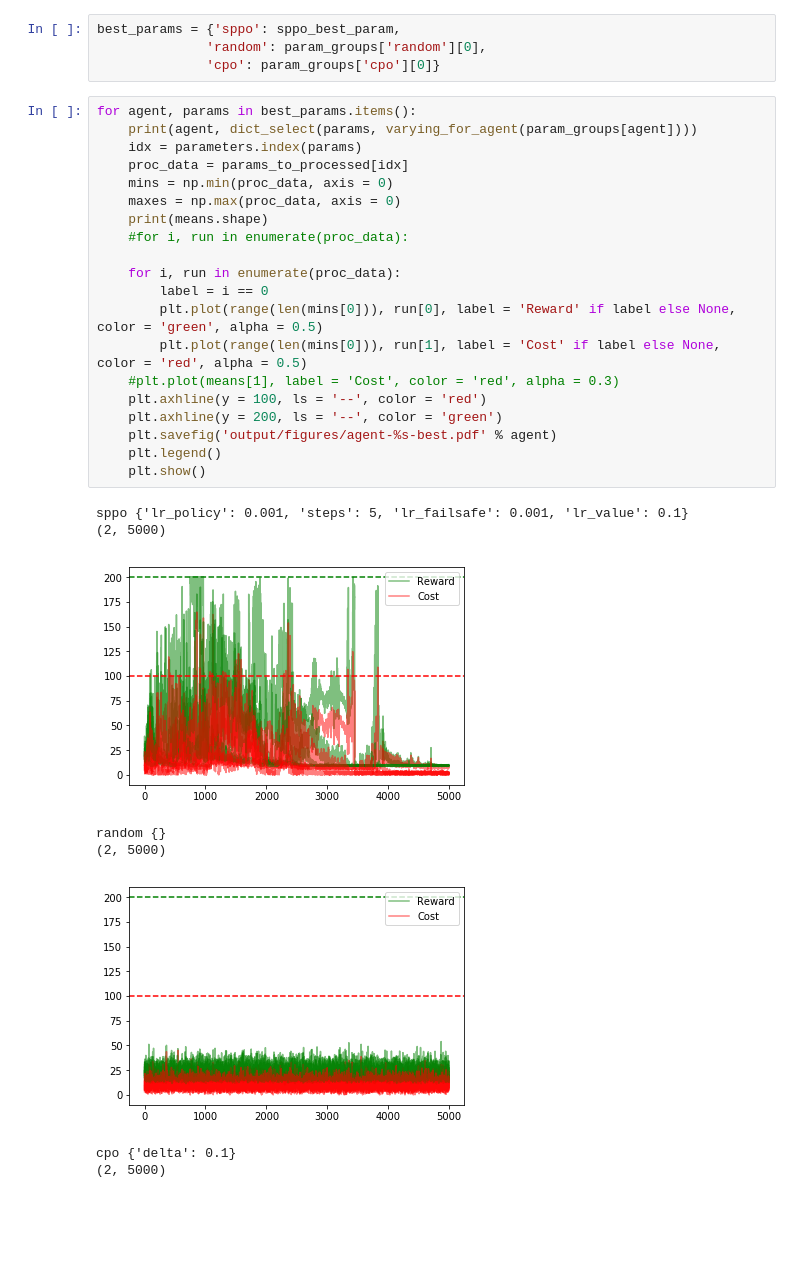
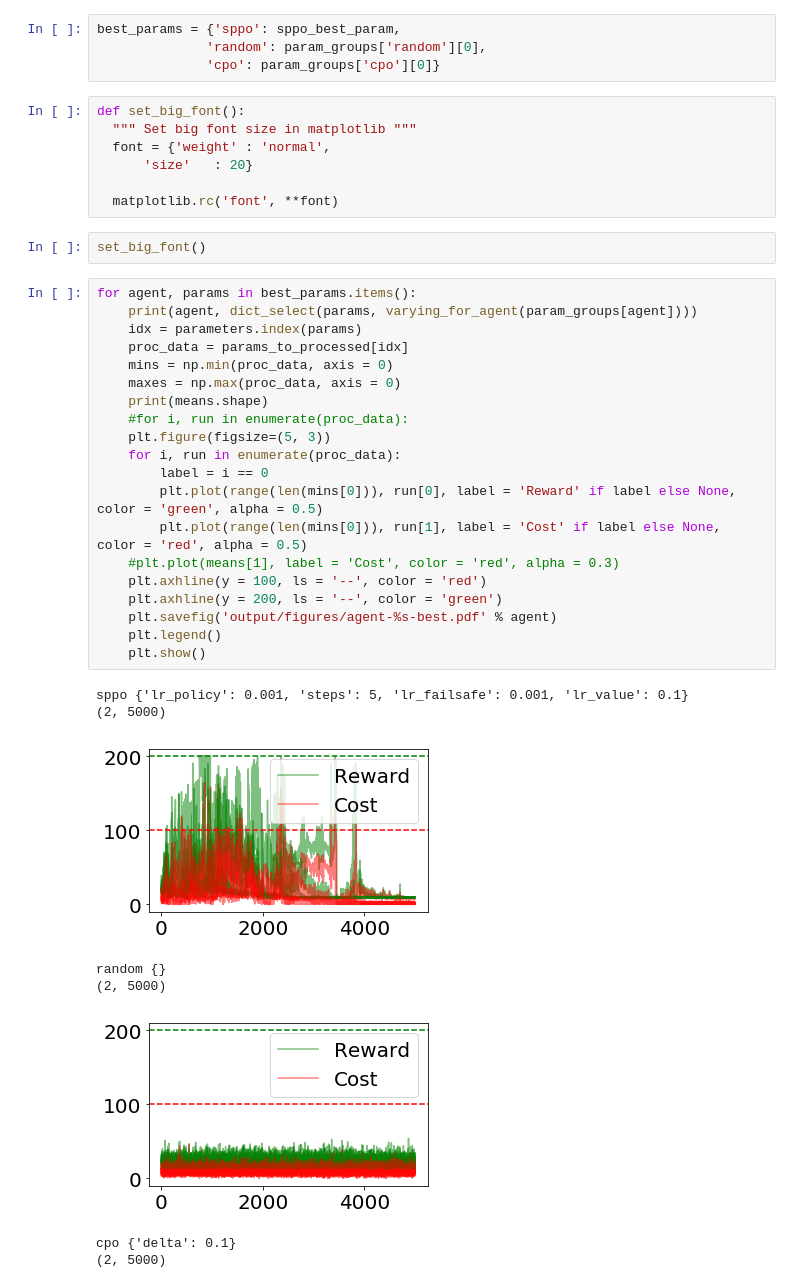
Before and after one commit to sergeivolodin/SafeContinuousStateRL, a Jupyter notebook: analyze_run.ipynb, the cells around one changed output. Drawn from its saved outputs; the diff is of its cells as text; blank space fills up the shorter version.

Commit message:
Downsize figures; increase font

```diff
--- a/analyze_run.ipynb
+++ b/analyze_run.ipynb
@@ -186,32 +186,41 @@ process_agent('cpo', param_groups['cpo'])
 best_params = {'sppo': sppo_best_param,
               'random': param_groups['random'][0],
               'cpo': param_groups['cpo'][0]}
+# %%
+def set_big_font():
+  """ Set big font size in matplotlib """
+  font = {'weight' : 'normal',
+      'size'   : 20}
+
+  matplotlib.rc('font', **font)
+# %%
+set_big_font()
 # %%
 for agent, params in best_params.items():
     print(agent, dict_select(params, varying_for_agent(param_groups[agent])))
     idx = parameters.index(params)
     proc_data = params_to_processed[idx]
     mins = np.min(proc_data, axis = 0)
     maxes = np.max(proc_data, axis = 0)
     print(means.shape)
     #for i, run in enumerate(proc_data):
-
+    plt.figure(figsize=(5, 3))
     for i, run in enumerate(proc_data):
         label = i == 0
         plt.plot(range(len(mins[0])), run[0], label = 'Reward' if label else None, color = 'green', alpha = 0.5)
         plt.plot(range(len(mins[0])), run[1], label = 'Cost' if label else None, color = 'red', alpha = 0.5)
     #plt.plot(means[1], label = 'Cost', color = 'red', alpha = 0.3)
     plt.axhline(y = 100, ls = '--', color = 'red')
     plt.axhline(y = 200, ls = '--', color = 'green')
     plt.savefig('output/figures/agent-%s-best.pdf' % agent)
     plt.legend()
     plt.show()
 # %% [output]
 sppo {'lr_policy': 0.001, 'steps': 5, 'lr_failsafe': 0.001, 'lr_value': 0.1}
 (2, 5000)
-[figure, old version]
+[figure, new version]
 random {}
 (2, 5000)
-[figure, old version]
+[figure, new version]
 cpo {'delta': 0.1}
 (2, 5000)
```
Also changed, not shown: parts of 1 cell of this notebook, 3 other files.
